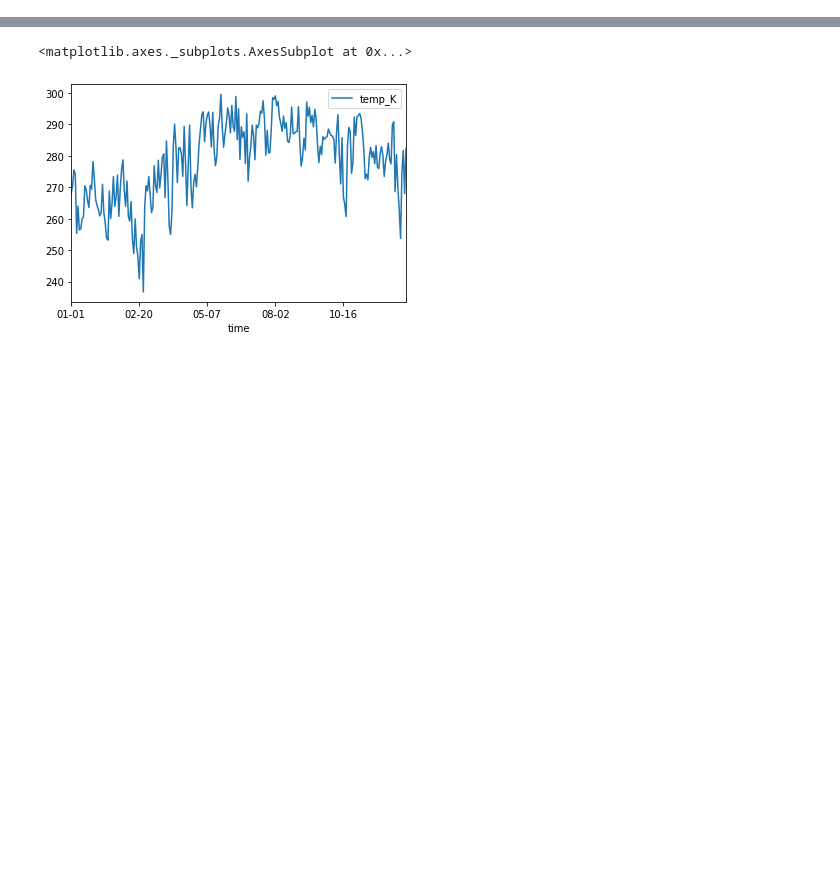
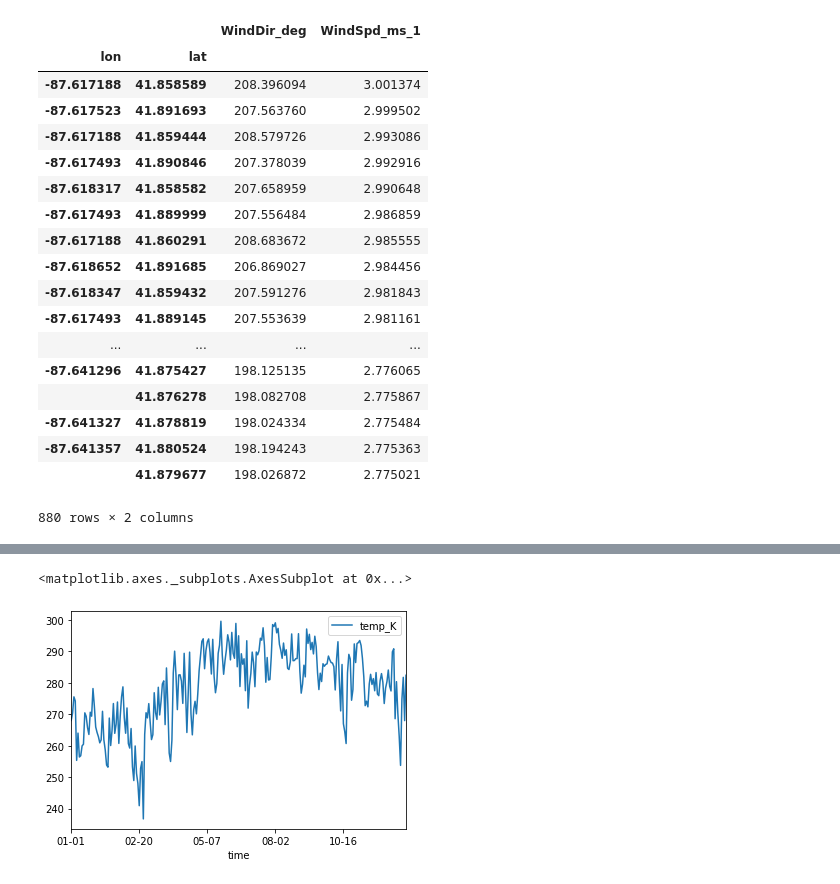
Before and after one commit to brilerner/SMC-2020, a Jupyter notebook: code/bigquery.ipynb, the cells around one changed output, grey strips where cells are left out. Cells and saved outputs as stored; diff of their text form; code cells hidden in the pictures; blank space fills up the shorter version.

```diff
--- a/code/bigquery.ipynb
+++ b/code/bigquery.ipynb
@@ -10,0 +27,19 @@ def sql_to_df(sql):
+# %%
+cols = [
+ 'time',
+ 'lat',
+ 'lon',
+ 'temp_K',
+ 'dewpt_K',
+ 'RH_pct',
+ 'pres_Pa',
+ 'RadDir_Wm_2',
+ '_RadDif_Wm_2',
+ 'Longwave_Wm_2',
+ 'Shortwave_Wm_2',
+ 'WindDir_deg',
+ 'WindSpd_ms_1',
+
+ ]
+
+# invalid 'ShortwaveNorm_Wm_2',  'RainDpth_mm'
@@ -10,0 +65,2 @@ def sql_to_df(sql):
+# %%
+avg_str = ', '.join([f'AVG({i}) as {i}' for i in cols[3:]])
@@ -11,16 +81,13 @@ def sql_to_df(sql):
 # %%
 %%time
 
-query = """
-    SELECT
-      time,
-      temp_K
+
+query = f"""
+    SELECT lat, lon, {avg_str}
     FROM test1.weath
-    WHERE
-     lat = 41.858452
-     AND lon = -87.641113
-     AND time LIKE '%12:00%'
-"""
+    GROUP BY lat, lon
+    """
 
 df = sql_to_df(query)
+df.head()
 # %% [output]
@@ -31,0 +119,24 @@ Wall time: 10.2 s
+# %%
+c = df.set_index(['lon','lat'])
+# %%
+c.sort_values('WindSpd_ms_1', ascending=False)
+# %% [output]
+|  |  | WindDir_deg | WindSpd_ms_1 |
+| lon | lat |  |  |
+| -87.617188 | 41.858589 | 208.396094 | 3.001374 |
+| -87.617523 | 41.891693 | 207.563760 | 2.999502 |
+| -87.617188 | 41.859444 | 208.579726 | 2.993086 |
+| -87.617493 | 41.890846 | 207.378039 | 2.992916 |
+| -87.618317 | 41.858582 | 207.658959 | 2.990648 |
+| -87.617493 | 41.889999 | 207.556484 | 2.986859 |
+| -87.617188 | 41.860291 | 208.683672 | 2.985555 |
+| -87.618652 | 41.891685 | 206.869027 | 2.984456 |
+| -87.618347 | 41.859432 | 207.591276 | 2.981843 |
+| -87.617493 | 41.889145 | 207.553639 | 2.981161 |
+| ... | ... | ... | ... |
+| -87.641296 | 41.875427 | 198.125135 | 2.776065 |
+|  | 41.876278 | 198.082708 | 2.775867 |
+| -87.641327 | 41.878819 | 198.024334 | 2.775484 |
+| -87.641357 | 41.880524 | 198.194243 | 2.775363 |
+|  | 41.879677 | 198.026872 | 2.775021 |
+880 rows × 2 columns
```
Also changed, not shown: parts of 21 cells of this notebook, 4 other files.
